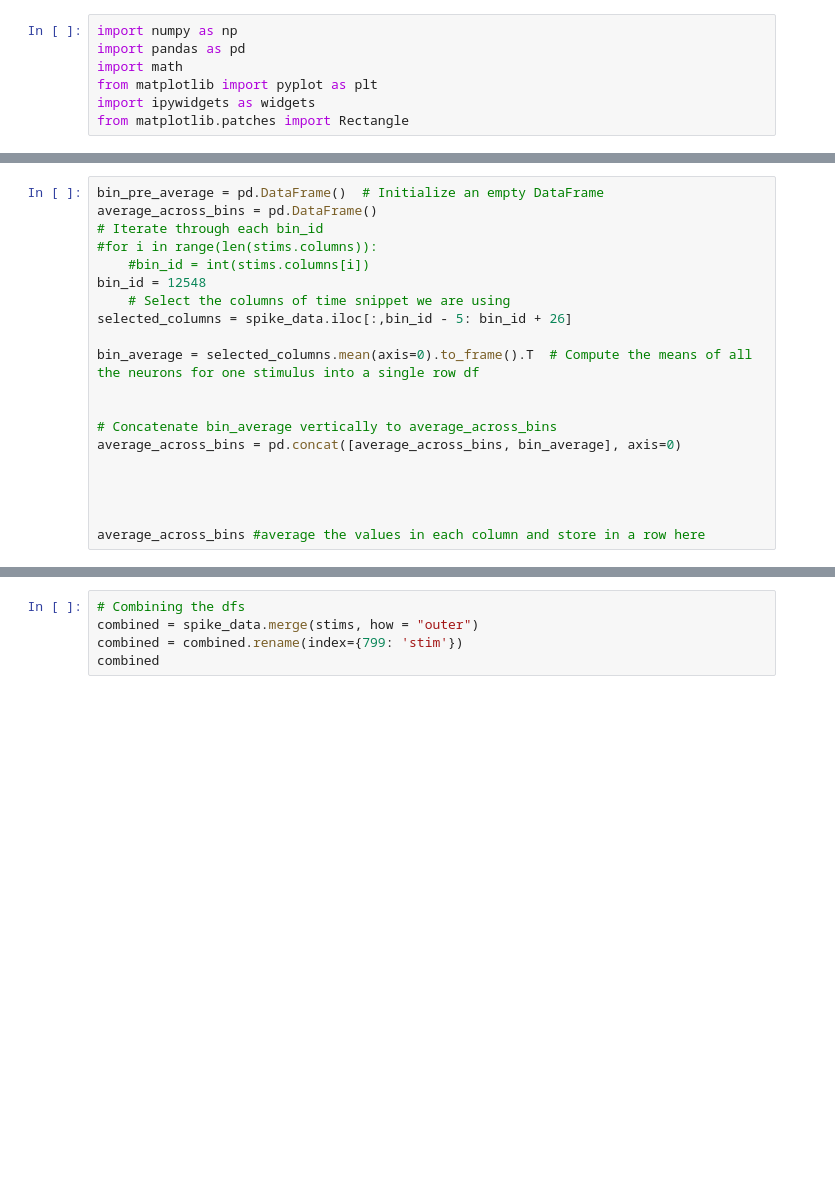
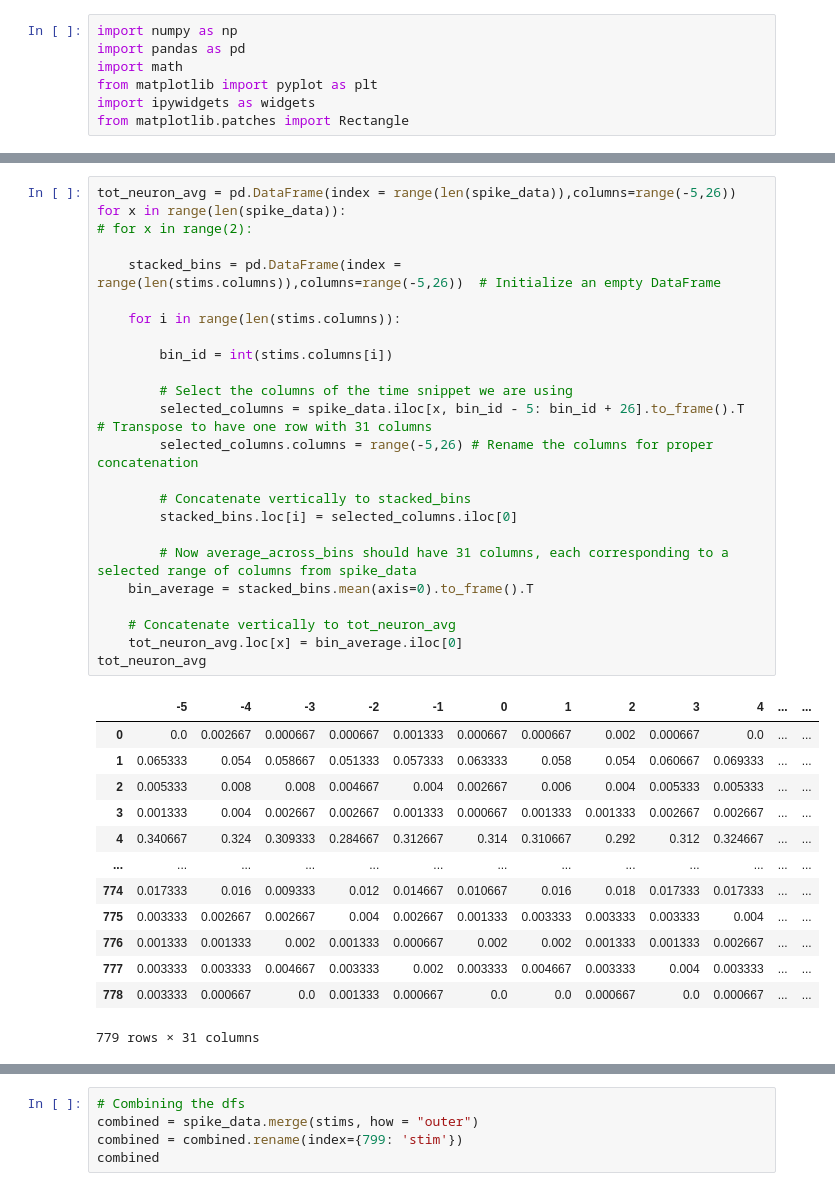
Before and after one commit to VirtualBrainLab/urchin-examples, a Jupyter notebook: li_2024/spiking_data.ipynb, the cells around one changed output, grey strips where cells are left out. Saved outputs shown, nothing was run; the diff lists cells and outputs as text; blank space fills up the shorter version.

```diff
--- a/li_2024/spiking_data.ipynb
+++ b/li_2024/spiking_data.ipynb
@@ -68,20 +79,0 @@ stims
-# %%
-bin_pre_average = pd.DataFrame()  # Initialize an empty DataFrame
-average_across_bins = pd.DataFrame()
-# Iterate through each bin_id
-#for i in range(len(stims.columns)):
-    #bin_id = int(stims.columns[i])
-bin_id = 12548
-    # Select the columns of time snippet we are using
-selected_columns = spike_data.iloc[:,bin_id - 5: bin_id + 26]
-
-bin_average = selected_columns.mean(axis=0).to_frame().T  # Compute the means of all the neurons for one stimulus into a single row df
-
-
-# Concatenate bin_average vertically to average_across_bins
-average_across_bins = pd.concat([average_across_bins, bin_average], axis=0)
-
-
-
-
-average_across_bins #average the values in each column and store in a row here
@@ -91,0 +89,38 @@ average_across_bins #average the values in each column and store in a row here
+# %%
+tot_neuron_avg = pd.DataFrame(index = range(len(spike_data)),columns=range(-5,26))
+for x in range(len(spike_data)):
+# for x in range(2):
+
+    stacked_bins = pd.DataFrame(index = range(len(stims.columns)),columns=range(-5,26))  # Initialize an empty DataFrame
+
+    for i in range(len(stims.columns)):
+
+        bin_id = int(stims.columns[i])
+
+        # Select the columns of the time snippet we are using
+        selected_columns = spike_data.iloc[x, bin_id - 5: bin_id + 26].to_frame().T  # Transpose to have one row with 31 columns
+        selected_columns.columns = range(-5,26) # Rename the columns for proper concatenation
+
+        # Concatenate vertically to stacked_bins
+        stacked_bins.loc[i] = selected_columns.iloc[0]
+
+        # Now average_across_bins should have 31 columns, each corresponding to a selected range of columns from spike_data
+    bin_average = stacked_bins.mean(axis=0).to_frame().T
+
+    # Concatenate vertically to tot_neuron_avg
+    tot_neuron_avg.loc[x] = bin_average.iloc[0]
+tot_neuron_avg
+# %% [output]
+|  | -5 | -4 | -3 | -2 | -1 | 0 | 1 | 2 | 3 | 4 | ... | ... |
+| 0 | 0.0 | 0.002667 | 0.000667 | 0.000667 | 0.001333 | 0.000667 | 0.000667 | 0.002 | 0.000667 | 0.0 | ... | ... |
+| 1 | 0.065333 | 0.054 | 0.058667 | 0.051333 | 0.057333 | 0.063333 | 0.058 | 0.054 | 0.060667 | 0.069333 | ... | ... |
+| 2 | 0.005333 | 0.008 | 0.008 | 0.004667 | 0.004 | 0.002667 | 0.006 | 0.004 | 0.005333 | 0.005333 | ... | ... |
+| 3 | 0.001333 | 0.004 | 0.002667 | 0.002667 | 0.001333 | 0.000667 | 0.001333 | 0.001333 | 0.002667 | 0.002667 | ... | ... |
+| 4 | 0.340667 | 0.324 | 0.309333 | 0.284667 | 0.312667 | 0.314 | 0.310667 | 0.292 | 0.312 | 0.324667 | ... | ... |
+| ... | ... | ... | ... | ... | ... | ... | ... | ... | ... | ... | ... | ... |
+| 774 | 0.017333 | 0.016 | 0.009333 | 0.012 | 0.014667 | 0.010667 | 0.016 | 0.018 | 0.017333 | 0.017333 | ... | ... |
+| 775 | 0.003333 | 0.002667 | 0.002667 | 0.004 | 0.002667 | 0.001333 | 0.003333 | 0.003333 | 0.003333 | 0.004 | ... | ... |
+| 776 | 0.001333 | 0.001333 | 0.002 | 0.001333 | 0.000667 | 0.002 | 0.002 | 0.001333 | 0.001333 | 0.002667 | ... | ... |
+| 777 | 0.003333 | 0.003333 | 0.004667 | 0.003333 | 0.002 | 0.003333 | 0.004667 | 0.003333 | 0.004 | 0.003333 | ... | ... |
+| 778 | 0.003333 | 0.000667 | 0.0 | 0.001333 | 0.000667 | 0.0 | 0.0 | 0.000667 | 0.0 | 0.000667 | ... | ... |
+779 rows × 31 columns
```
Also changed, not shown: parts of 7 cells of this notebook, 1 other file.
